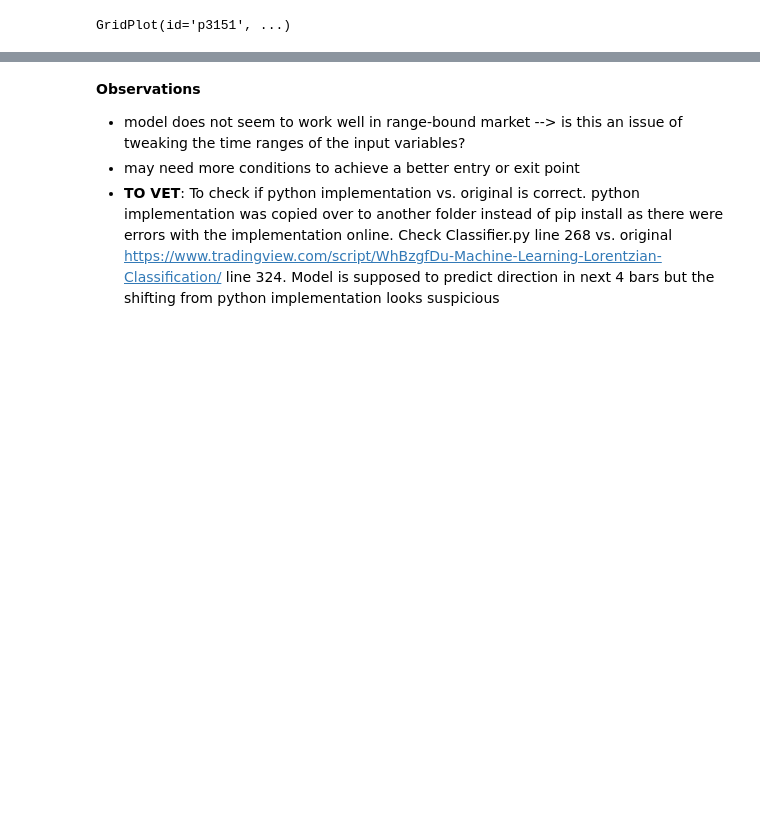
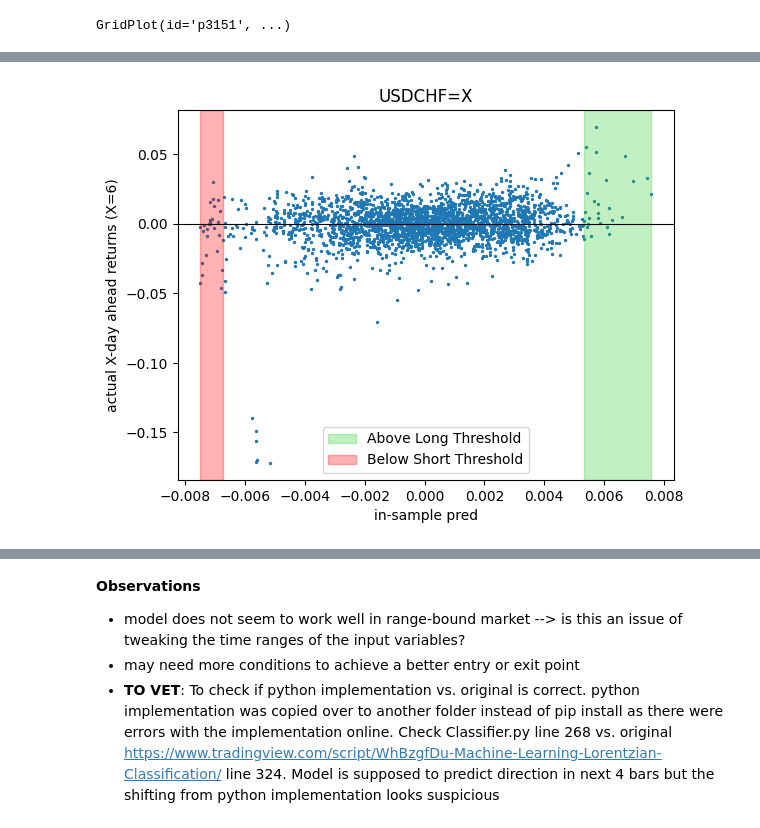
Before and after one commit to andreignatius/quant-trading, a Jupyter notebook: TA_models.ipynb, the cells around one changed output, grey strips where cells are left out. Saved outputs shown, nothing was run; the diff lists cells and outputs as text; code cells hidden in the pictures; blank space fills up the shorter version.

Commit message:
added the pca-rsi strategy

```diff
--- a/TA_models.ipynb
+++ b/TA_models.ipynb
@@ -13,7 +13,8 @@ from LorentzianClassification.Classfier import LorentzianClassification
 # Data Preparation
 # %%
 # List of currency pairs
-currency_pairs = ["AUDUSD=X", "NZDUSD=X", "USDBRL=X", "USDCAD=X", "USDNOK=X", "USDZAR=X", 'USDJPY=X', "USDGBP=X"]
+# currency_pairs = ["AUDUSD=X", "NZDUSD=X", "USDBRL=X", "USDCAD=X", "USDNOK=X", "USDZAR=X", 'USDJPY=X', "USDGBP=X"]
+currency_pairs = ["AUDUSD=X", "NZDUSD=X", "USDBRL=X", "USDCAD=X", "USDNOK=X", "USDSGD=X", "USDZAR=X", 'USDJPY=X', "USDGBP=X", "USDCHF=X", "USDINR=X", "USDIDR=X", "USDPHP=X","USDTHB=X"]
 
 # Start & End Date
 start_date = '2013-01-01'
@@ -732,0 +859,62 @@ stats_ssl_all
+# %%
+all_outputs = {}
+for k, v in pair_dict.items():
+    data = v.copy()
+    ######################## Walkforward ###########################
+    # lookahead = 6
+    # output = pca_rsi_model(data, list(range(2, 25)), round(len(data)-1), 1, n_components=3, lookahead=lookahead)
+    # output['t'] = np.log(data['Close']).diff(lookahead).shift(-lookahead)
+
+    # print("Mean Target Above Long Threshold", output[output['pred'] > output['long_thresh']]['t'].mean())
+    # print("Mean Target Below Short Threshold", output[output['pred'] < output['short_thresh']]['t'].mean())
+
+    # next_r = np.log(data['Close']).diff().shift(-1)
+    # data['strat_ret'] = next_r * output['signal']
+
+    # # Profit fac
+    # pf = data[data['strat_ret'] > 0]['strat_ret'].sum() / data[data['strat_ret'] < 0]['strat_ret'].abs().sum()
+    # print("Profit Factor",pf)
+
+    # plt.style.use("dark_background")
+
+    # data['r'] = next_r
+
+    # # data = data[data.index > '2020-01-01']
+    # # output = output[output.index > '2020-01-01']
+
+    # fig, axs = plt.subplots(2, 1, sharex=True)
+    # data['strat_ret'].cumsum().plot(label='RSI-PSA 3-6 Model', ax=axs[0])
+    # print(k)
+    # output['pred'].plot(ax=axs[1])
+    # output['long_thresh'].plot(ax=axs[1], color='green')
+    # output['short_thresh'].plot(ax=axs[1], color='red')
+    # all_outputs[k] = output
+
+    ######################## In-sample ###########################
+    if k == 'USDCHF=X':
+        rsi_periods = list(range(2, 25))
+        rsis = pd.DataFrame()
+        for p in rsi_periods:
+            rsis[p] = ta.rsi(data['Close'], p)
+
+        target = np.log(data['Close']).diff(6).shift(-6)
+
+        # Drop nans
+        rsis['tar'] = target
+        rsis = rsis.dropna()
+        target = rsis['tar']
+        rsis = rsis.drop('tar',axis=1)
+        coefs,_, means, l_thresh, s_thresh, model_data =  pca_linear_model(rsis, target, 3)
+
+        plt.style.use('default')
+        model_data.plot.scatter('pred', 'target',s = 2)
+        plt.axhline(0.0, color='black', linewidth = 0.8)
+        plt.axvspan(l_thresh, max(model_data['pred']), color='limegreen', alpha=0.3, label='Above Long Threshold')
+        plt.axvspan(min(model_data['pred']),s_thresh, color='red', alpha=0.3, label='Below Short Threshold')
+        plt.ylabel('actual X-day ahead returns (X=6)')
+        plt.xlabel('in-sample pred')
+        plt.title(k)
+        plt.legend()
+        plt.show()
+# %% [output]
+[figure, added]
```
Also changed, not shown: parts of 10 cells of this notebook.
